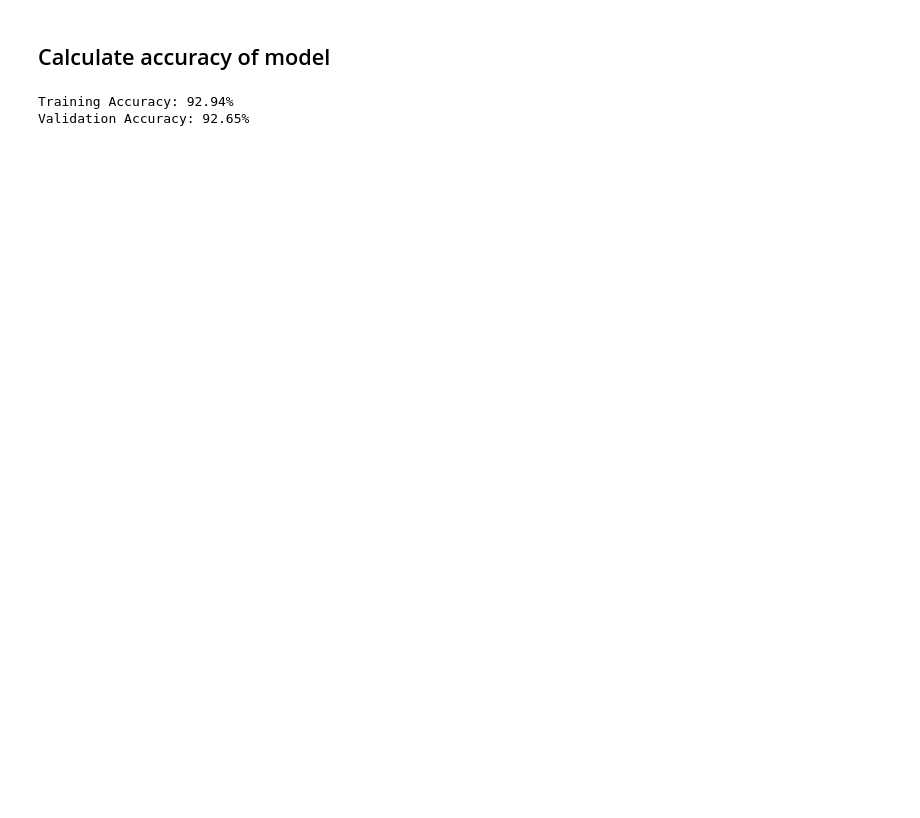
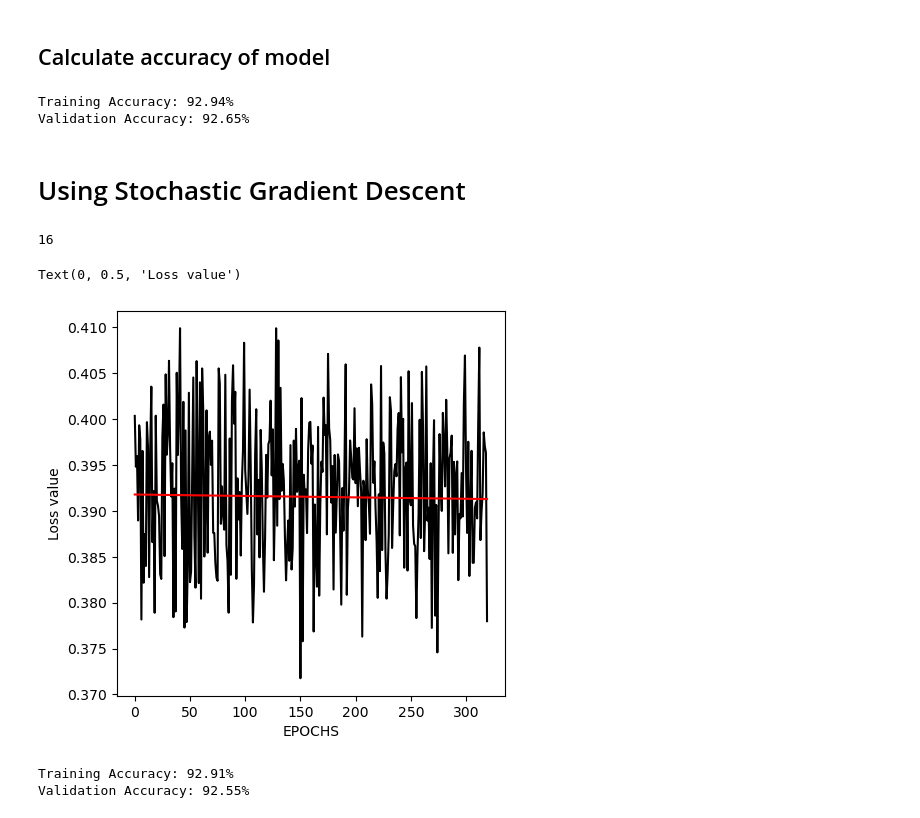
Before and after one commit to MohamedMandour10/Citrus-Binary-Classification, a Jupyter notebook: oranges-vs-grapefruit.ipynb, the cells around one changed output. Saved outputs shown, nothing was run; the diff lists cells and outputs as text; code cells hidden in the pictures; blank space fills up the shorter version.

```diff
--- a/oranges-vs-grapefruit.ipynb
+++ b/oranges-vs-grapefruit.ipynb
@@ -857,3 +874,5 @@ print("Validation Accuracy: {:.2f}%".format(valid_accuracy))
 # %% [output]
 Training Accuracy: 92.94%
 Validation Accuracy: 92.65%
+# %% [markdown]
+# Using Stochastic Gradient Descent
@@ -859,0 +922,25 @@ Validation Accuracy: 92.65%
+# %%
+num_of_batches
+# %% [output]
+16
+# %%
+fig = figure(figsize=(5,5))
+ax = fig.add_subplot(1,1,1)
+ax.plot(train_ls_sgd , "k")
+ax.plot(valid_ls_sgd , "r")
+plt.xlabel("EPOCHS")
+plt.ylabel("Loss value")
+# %% [output]
+Text(0, 0.5, 'Loss value')
+[figure, added]
+# %%
+# Calculate accuracy for training set
+train_accuracy = calculate_accuracy(X_train, y_train)
+print("Training Accuracy: {:.2f}%".format(train_accuracy))
+
+# Calculate accuracy for validation set
+valid_accuracy = calculate_accuracy(X_valid, y_valid)
+print("Validation Accuracy: {:.2f}%".format(valid_accuracy))
+# %% [output]
+Training Accuracy: 92.91%
+Validation Accuracy: 92.55%
```
Also changed, not shown: parts of 22 cells of this notebook.
